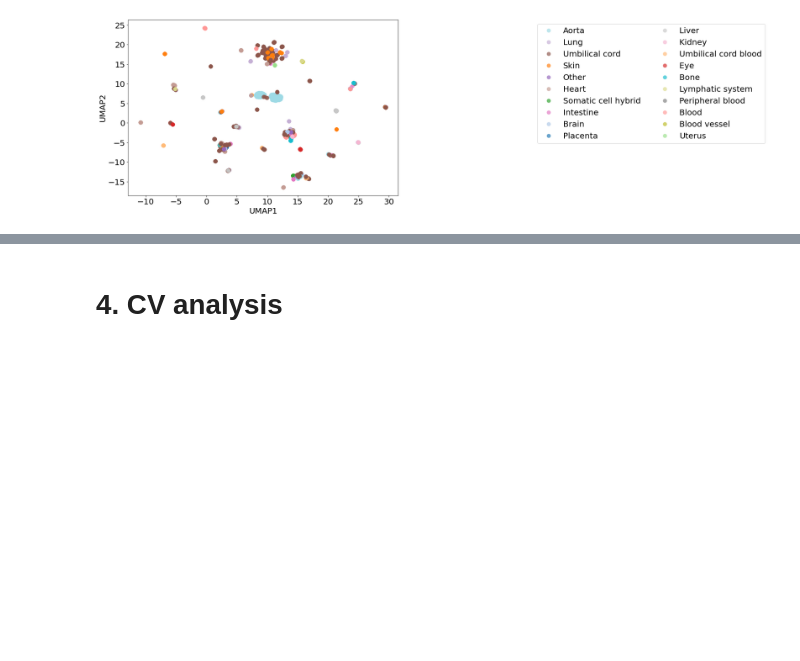
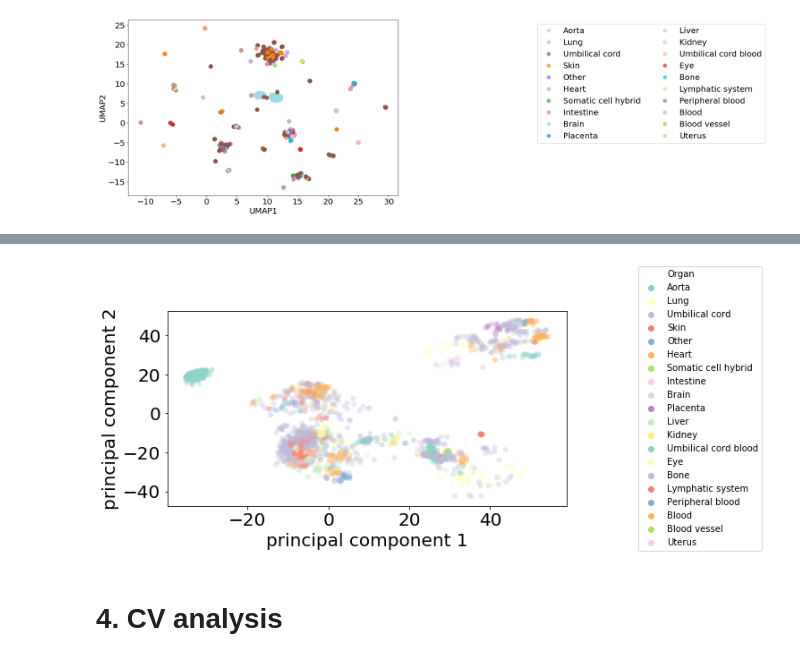
Before and after one commit to farhad-zare/Endo-Gene-, a Jupyter notebook: TSNE& Umap/dimensionality_reduction_analysis.ipynb, the cells around one changed output, grey strips where cells are left out. Saved outputs shown, nothing was run; the diff lists cells and outputs as text; code cells hidden in the pictures; blank space fills up the shorter version.

```diff
--- a/TSNE& Umap/dimensionality_reduction_analysis.ipynb
+++ b/TSNE& Umap/dimensionality_reduction_analysis.ipynb
@@ -357,3 +386,9 @@ Wall time: 28.7 s
+# %%
+g=seaborn.scatterplot('principal component 1', 'principal component 2',data=principalDf, hue="Organ", palette="Set3",linewidth=0, alpha=1/3)
+g.legend(loc='right', bbox_to_anchor=(1.5, .5), ncol=1, fontsize=10)
+matplotlib.pyplot.show()
+# %% [output]
+[figure, added]
 # %% [markdown]
 # 4. CV analysis
 # %%
```
Also changed, not shown: parts of 42 cells of this notebook.
